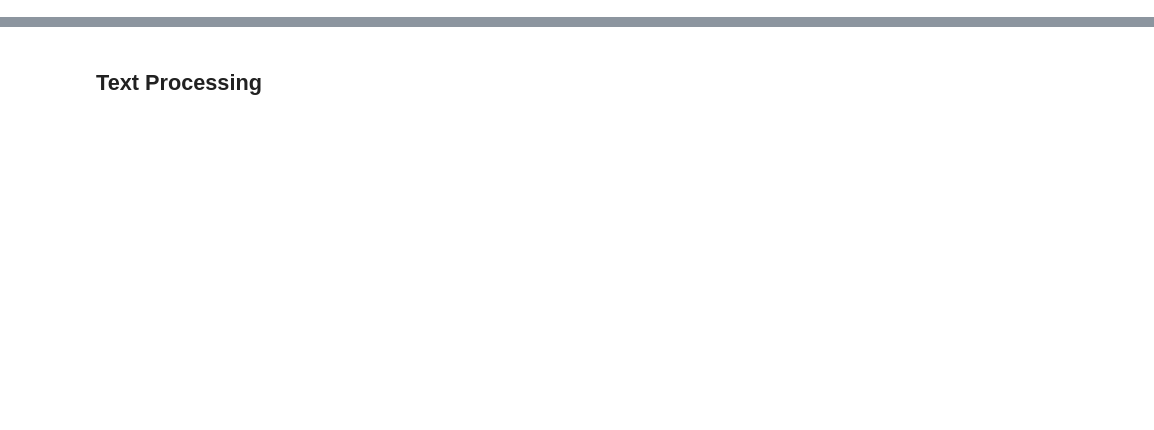
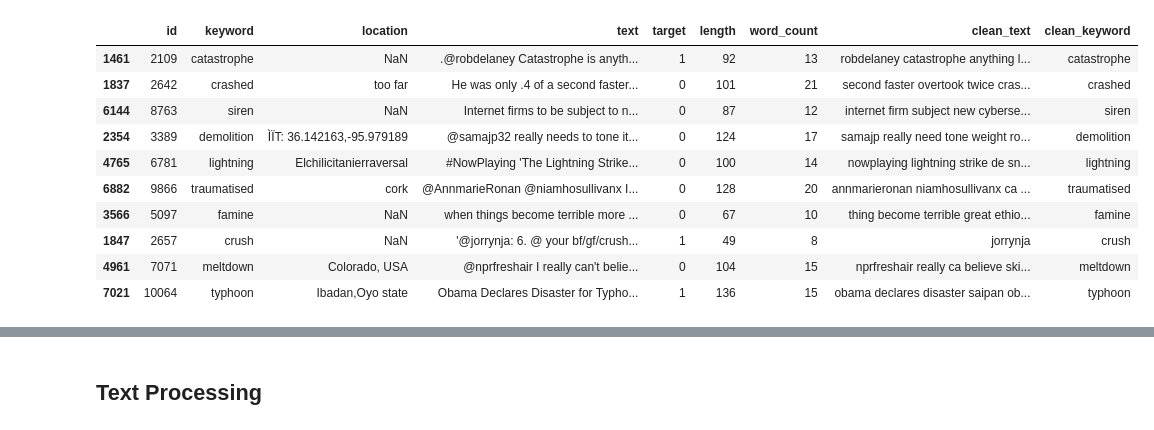
Before and after one commit to julianencisoizquierdo/NLP_Python_disaster_tweets, a Jupyter notebook: NLP_Disaster_Tweets.ipynb, the cells around one changed output, grey strips where cells are left out. Cells and saved outputs as stored; diff of their text form; code cells hidden in the pictures; blank space fills up the shorter version.

```diff
--- a/NLP_Disaster_Tweets.ipynb
+++ b/NLP_Disaster_Tweets.ipynb
@@ -140,0 +253,47 @@ df_train.head(40)
+# %%
+import nltk
+nltk.download('stopwords')
+nltk.download('punkt')
+nltk.download('wordnet')
+
+import re
+
+from nltk.corpus import stopwords
+from nltk.stem import SnowballStemmer
+from nltk.tokenize import word_tokenize
+from nltk.stem import WordNetLemmatizer
+
+stop_words = set(stopwords.words('english'))
+stemmer = SnowballStemmer('english')
+
+
+def clean_text(each_text):
+
+    each_text_no_url = re.sub(r"http\S+", "", each_text)
+
+    text_no_num = re.sub(r'\d+', '', each_text_no_url)
+
+    word_tokens = word_tokenize(text_no_num)
+
+    clean_tokens = [word.lower() for word in word_tokens if word.isalnum()]
+
+    stop_words = set(stopwords.words('english'))
+    filtered_tokens = [word for word in clean_tokens if word not in stop_words]
+
+    lemmatizer = WordNetLemmatizer()
+    lemmatized_tokens = [lemmatizer.lemmatize(word) for word in filtered_tokens]
+
+    return " ".join(" ".join(lemmatized_tokens).split())
+
+
+df_train['clean_text'] = df_train['text'].apply(lambda x: clean_text(x) )
+df_train['keyword'] = df_train['keyword'].fillna("none")
+df_train['clean_keyword'] = df_train['keyword'].apply(lambda x: clean_text(x) )
+
+df_test['clean_text'] = df_test['text'].apply(lambda x: clean_text(x) )
+df_test['keyword'] = df_test['keyword'].fillna("none")
+df_test['clean_keyword'] = df_test['keyword'].apply(lambda x: clean_text(x) )
+
+np.random.seed(23)
+df_train.sample(10)
+# %% [output]
@@ -140,0 +306,11 @@ df_train.head(40)
+|  | id | keyword | location | text | target | length | word_count | clean_text | clean_keyword |
+| 1461 | 2109 | catastrophe | NaN | .@robdelaney Catastrophe is anyth... | 1 | 92 | 13 | robdelaney catastrophe anything l... | catastrophe |
+| 1837 | 2642 | crashed | too far | He was only .4 of a second faster... | 0 | 101 | 21 | second faster overtook twice cras... | crashed |
+| 6144 | 8763 | siren | NaN | Internet firms to be subject to n... | 0 | 87 | 12 | internet firm subject new cyberse... | siren |
+| 2354 | 3389 | demolition | ÌÏT: 36.142163,-95.979189 | @samajp32 really needs to tone it... | 0 | 124 | 17 | samajp really need tone weight ro... | demolition |
+| 4765 | 6781 | lightning | Elchilicitanierraversal | #NowPlaying 'The Lightning Strike... | 0 | 100 | 14 | nowplaying lightning strike de sn... | lightning |
+| 6882 | 9866 | traumatised | cork | @AnnmarieRonan @niamhosullivanx I... | 0 | 128 | 20 | annmarieronan niamhosullivanx ca ... | traumatised |
+| 3566 | 5097 | famine | NaN | when things become terrible more ... | 0 | 67 | 10 | thing become terrible great ethio... | famine |
+| 1847 | 2657 | crush | NaN | '@jorrynja: 6. @ your bf/gf/crush... | 1 | 49 | 8 | jorrynja | crush |
+| 4961 | 7071 | meltdown | Colorado, USA | @nprfreshair I really can't belie... | 0 | 104 | 15 | nprfreshair really ca believe ski... | meltdown |
+| 7021 | 10064 | typhoon | Ibadan,Oyo state | Obama Declares Disaster for Typho... | 1 | 136 | 15 | obama declares disaster saipan ob... | typhoon |
```
Also changed, not shown: parts of 16 cells of this notebook.
